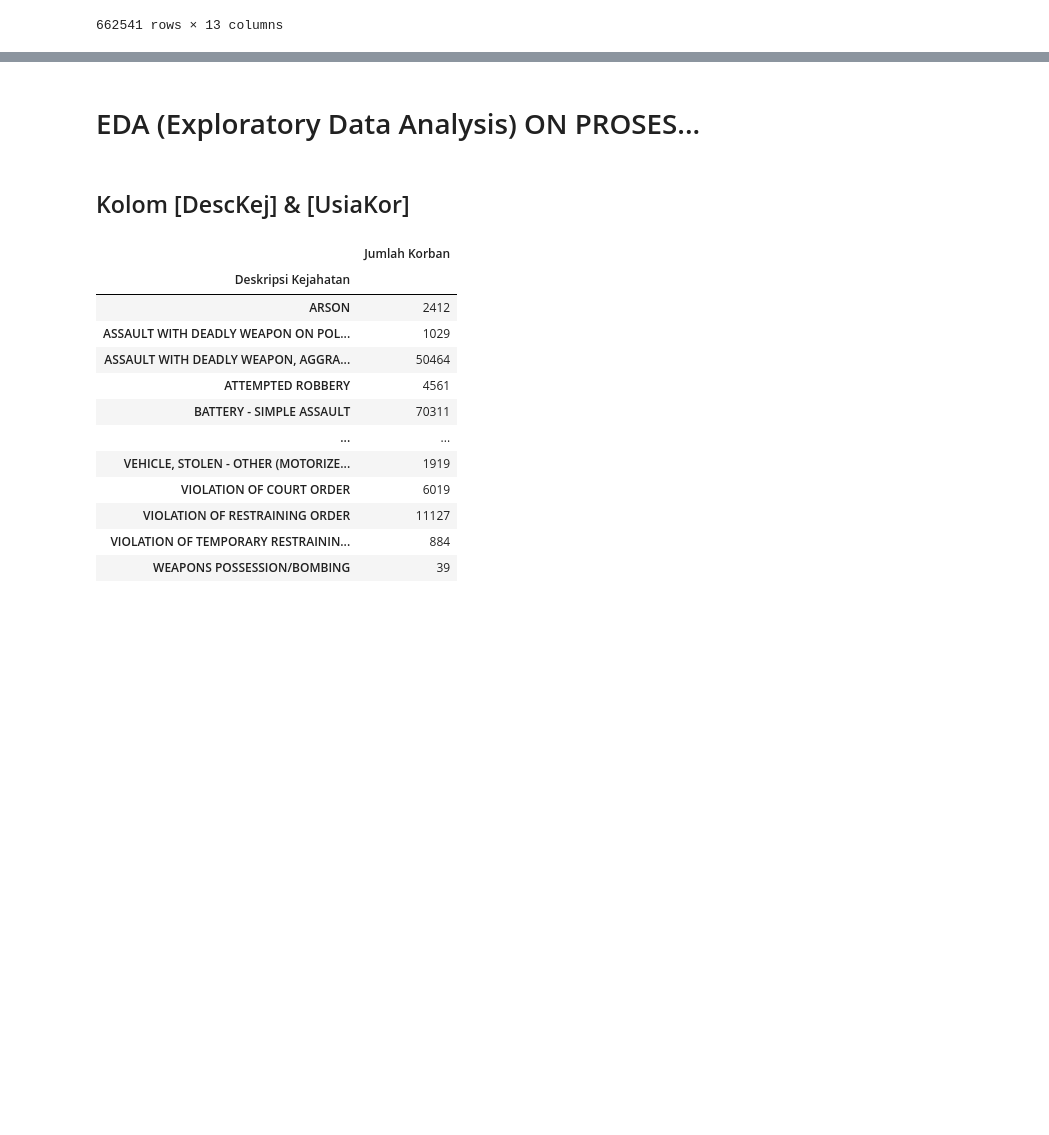
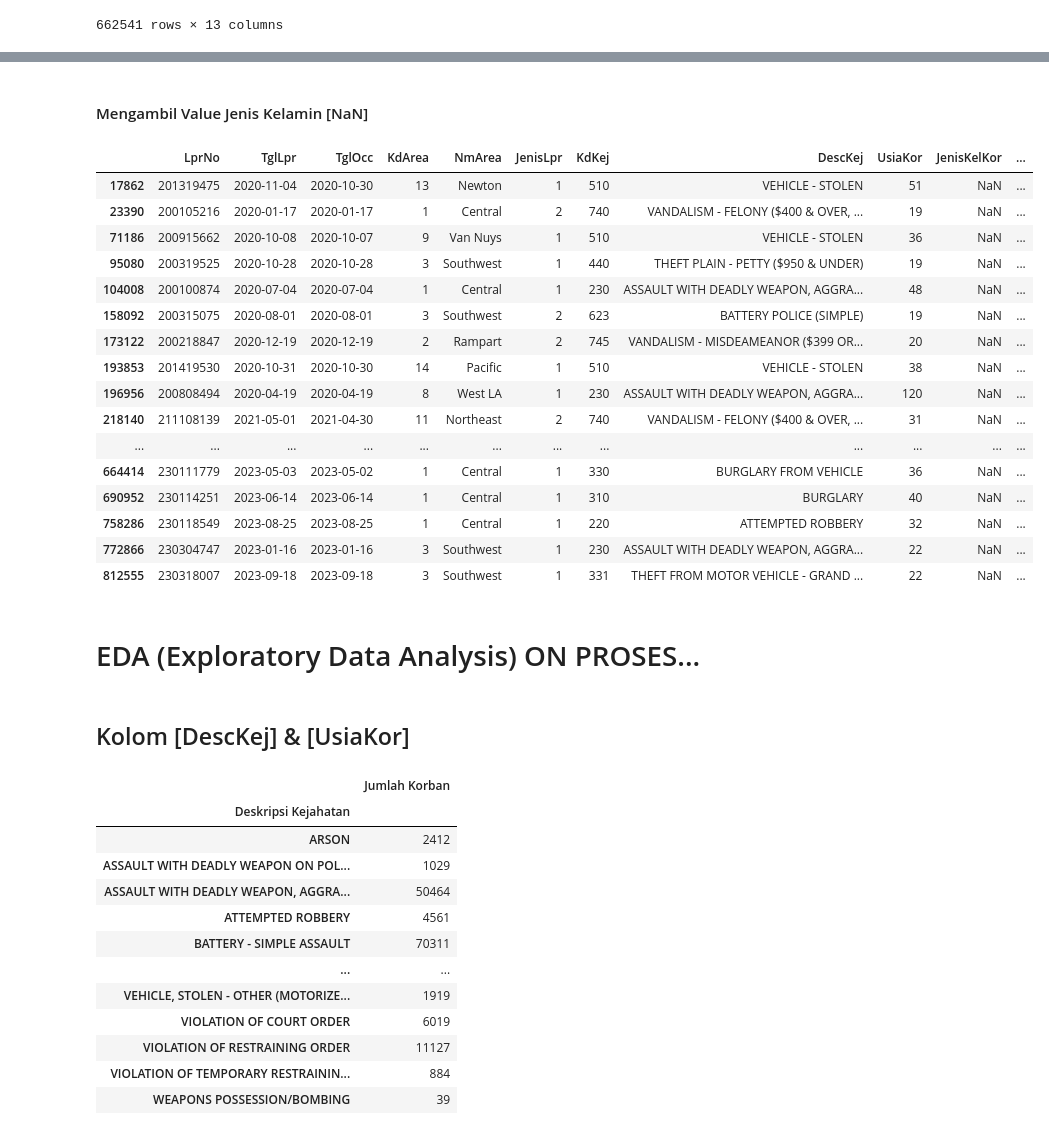
Before and after one commit to RIFF7/capstone-project, a Jupyter notebook: capstone_project.ipynb, the cells around one changed output, grey strips where cells are left out. Saved outputs shown, nothing was run; the diff lists cells and outputs as text; code cells hidden in the pictures; blank space fills up the shorter version.

Commit message:
Melakukan cleaning data untuk kolom UsiaKor dan membagi data dari kolom JenisKelKor menjadi [M & F], [X], [H] dan [NaN]

```diff
--- a/capstone_project.ipynb
+++ b/capstone_project.ipynb
@@ -721,3 +785,29 @@ Name: count, dtype: int64
+# %% [markdown]
+#### Mengambil Value Jenis Kelamin [NaN]
+# %%
+# Mengambil data dengan value NaN pada kolom JenisKelKor
+jeniskel_nan = df_usia_positif.loc[df_usia_positif['JenisKelKor'].isnull()]
+
+# Menampilkan DataFrame
+jeniskel_nan
+# %% [output]
+|  | LprNo | TglLpr | TglOcc | KdArea | NmArea | JenisLpr | KdKej | DescKej | UsiaKor | JenisKelKor | ... |
+| 17862 | 201319475 | 2020-11-04 | 2020-10-30 | 13 | Newton | 1 | 510 | VEHICLE - STOLEN | 51 | NaN | ... |
+| 23390 | 200105216 | 2020-01-17 | 2020-01-17 | 1 | Central | 2 | 740 | VANDALISM - FELONY ($400 & OVER, ... | 19 | NaN | ... |
+| 71186 | 200915662 | 2020-10-08 | 2020-10-07 | 9 | Van Nuys | 1 | 510 | VEHICLE - STOLEN | 36 | NaN | ... |
+| 95080 | 200319525 | 2020-10-28 | 2020-10-28 | 3 | Southwest | 1 | 440 | THEFT PLAIN - PETTY ($950 & UNDER) | 19 | NaN | ... |
+| 104008 | 200100874 | 2020-07-04 | 2020-07-04 | 1 | Central | 1 | 230 | ASSAULT WITH DEADLY WEAPON, AGGRA... | 48 | NaN | ... |
+| 158092 | 200315075 | 2020-08-01 | 2020-08-01 | 3 | Southwest | 2 | 623 | BATTERY POLICE (SIMPLE) | 19 | NaN | ... |
+| 173122 | 200218847 | 2020-12-19 | 2020-12-19 | 2 | Rampart | 2 | 745 | VANDALISM - MISDEAMEANOR ($399 OR... | 20 | NaN | ... |
+| 193853 | 201419530 | 2020-10-31 | 2020-10-30 | 14 | Pacific | 1 | 510 | VEHICLE - STOLEN | 38 | NaN | ... |
+| 196956 | 200808494 | 2020-04-19 | 2020-04-19 | 8 | West LA | 1 | 230 | ASSAULT WITH DEADLY WEAPON, AGGRA... | 120 | NaN | ... |
+| 218140 | 211108139 | 2021-05-01 | 2021-04-30 | 11 | Northeast | 2 | 740 | VANDALISM - FELONY ($400 & OVER, ... | 31 | NaN | ... |
+| ... | ... | ... | ... | ... | ... | ... | ... | ... | ... | ... | ... |
+| 664414 | 230111779 | 2023-05-03 | 2023-05-02 | 1 | Central | 1 | 330 | BURGLARY FROM VEHICLE | 36 | NaN | ... |
+| 690952 | 230114251 | 2023-06-14 | 2023-06-14 | 1 | Central | 1 | 310 | BURGLARY | 40 | NaN | ... |
+| 758286 | 230118549 | 2023-08-25 | 2023-08-25 | 1 | Central | 1 | 220 | ATTEMPTED ROBBERY | 32 | NaN | ... |
+| 772866 | 230304747 | 2023-01-16 | 2023-01-16 | 3 | Southwest | 1 | 230 | ASSAULT WITH DEADLY WEAPON, AGGRA... | 22 | NaN | ... |
+| 812555 | 230318007 | 2023-09-18 | 2023-09-18 | 3 | Southwest | 1 | 331 | THEFT FROM MOTOR VEHICLE - GRAND ... | 22 | NaN | ... |
 # %% [markdown]
 # EDA (Exploratory Data Analysis) ON PROSES...
 # %% [markdown]
```
Also changed, not shown: parts of 18 cells of this notebook.
